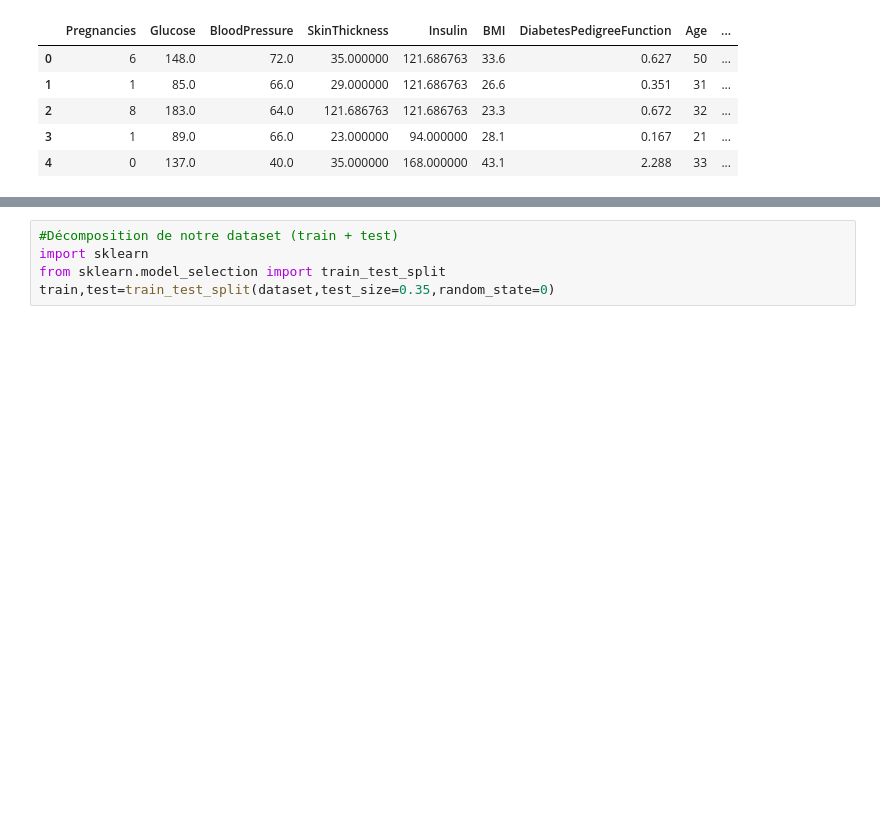
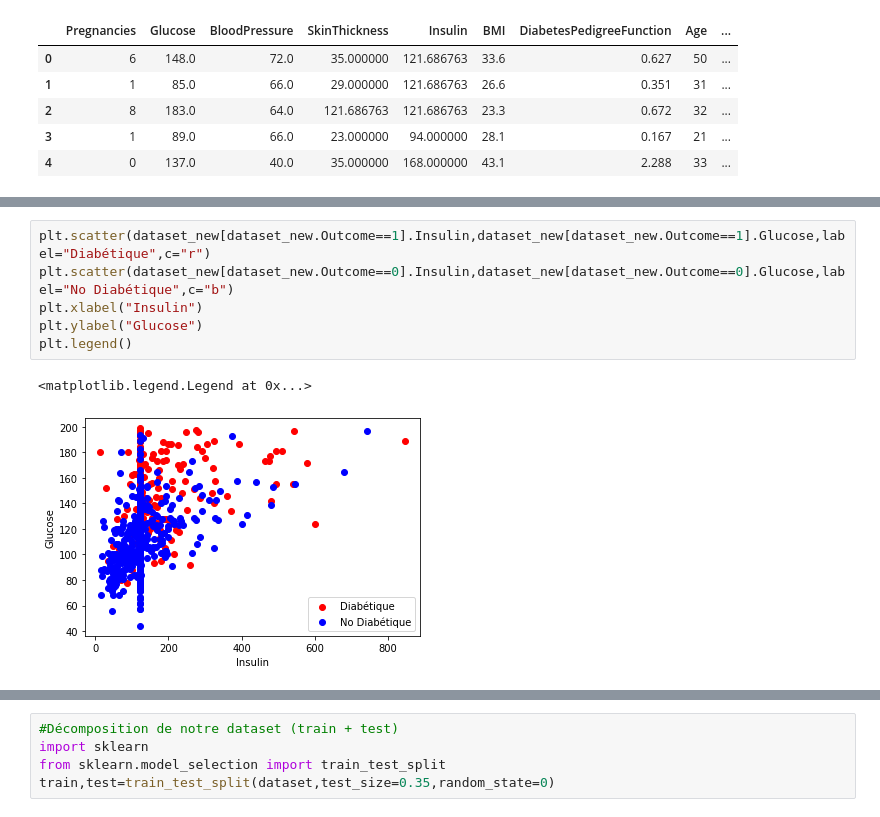
Before and after one commit to Lounes-Kheris98/diabete.predict, a Jupyter notebook: Predict_Diabets_OA.ipynb, the cells around one changed output, grey strips where cells are left out. Saved outputs shown, nothing was run; the diff lists cells and outputs as text; blank space fills up the shorter version.

```diff
--- a/Predict_Diabets_OA.ipynb
+++ b/Predict_Diabets_OA.ipynb
@@ -208,0 +228,9 @@ dataset_new.head()
+# %%
+plt.scatter(dataset_new[dataset_new.Outcome==1].Insulin,dataset_new[dataset_new.Outcome==1].Glucose,label="Diabétique",c="r")
+plt.scatter(dataset_new[dataset_new.Outcome==0].Insulin,dataset_new[dataset_new.Outcome==0].Glucose,label="No Diabétique",c="b")
+plt.xlabel("Insulin")
+plt.ylabel("Glucose")
+plt.legend()
+# %% [output]
+<matplotlib.legend.Legend at 0x...>
+[figure, added]
```
Also changed, not shown: parts of 16 cells of this notebook.
